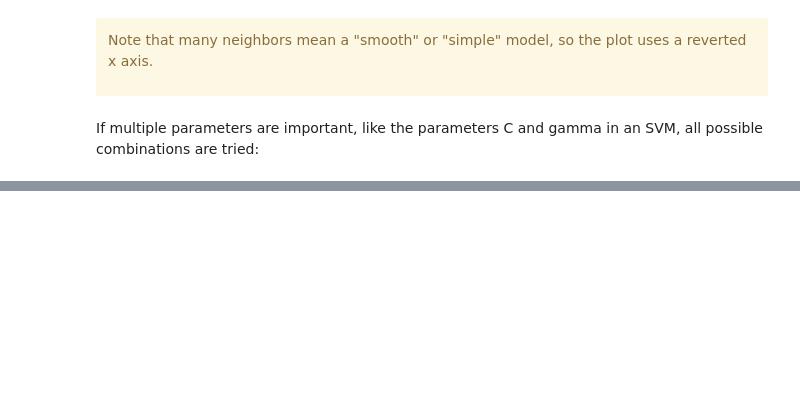
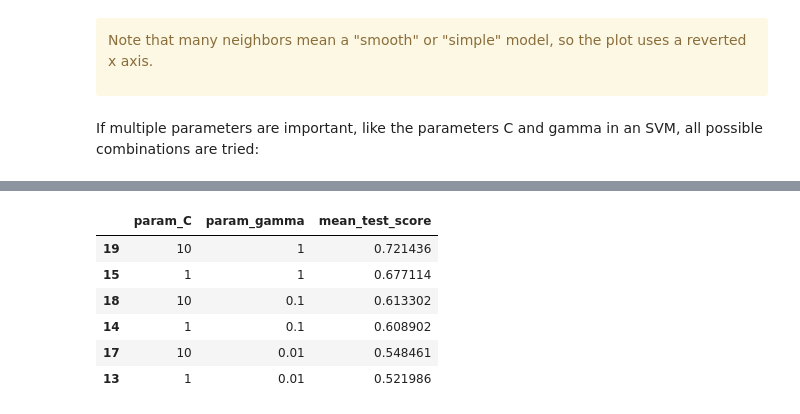
Before and after one commit to soroushfathi/ML-Notebook, a Jupyter notebook: 13-Model-Complexity-and-GridSearch.ipynb, the cells around one changed output, grey strips where cells are left out. Saved outputs shown, nothing was run; the diff lists cells and outputs as text; code cells hidden in the pictures; blank space fills up the shorter version.

```diff
--- a/13-Model-Complexity-and-GridSearch.ipynb
+++ b/13-Model-Complexity-and-GridSearch.ipynb
@@ -102,0 +191,11 @@ The grid of parameters is defined as a dictionary, where the keys are the parame
+# %%
+cv_results_tiny = cv_results[['param_C', 'param_gamma', 'mean_test_score']]
+cv_results_tiny.sort_values(by='mean_test_score', ascending=False).head(6)
+# %% [output]
+|  | param_C | param_gamma | mean_test_score |
+| 19 | 10 | 1 | 0.721436 |
+| 15 | 1 | 1 | 0.677114 |
+| 18 | 10 | 0.1 | 0.613302 |
+| 14 | 1 | 0.1 | 0.608902 |
+| 17 | 10 | 0.01 | 0.548461 |
+| 13 | 1 | 0.01 | 0.521986 |
```
Also changed, not shown: parts of 22 cells of this notebook.
